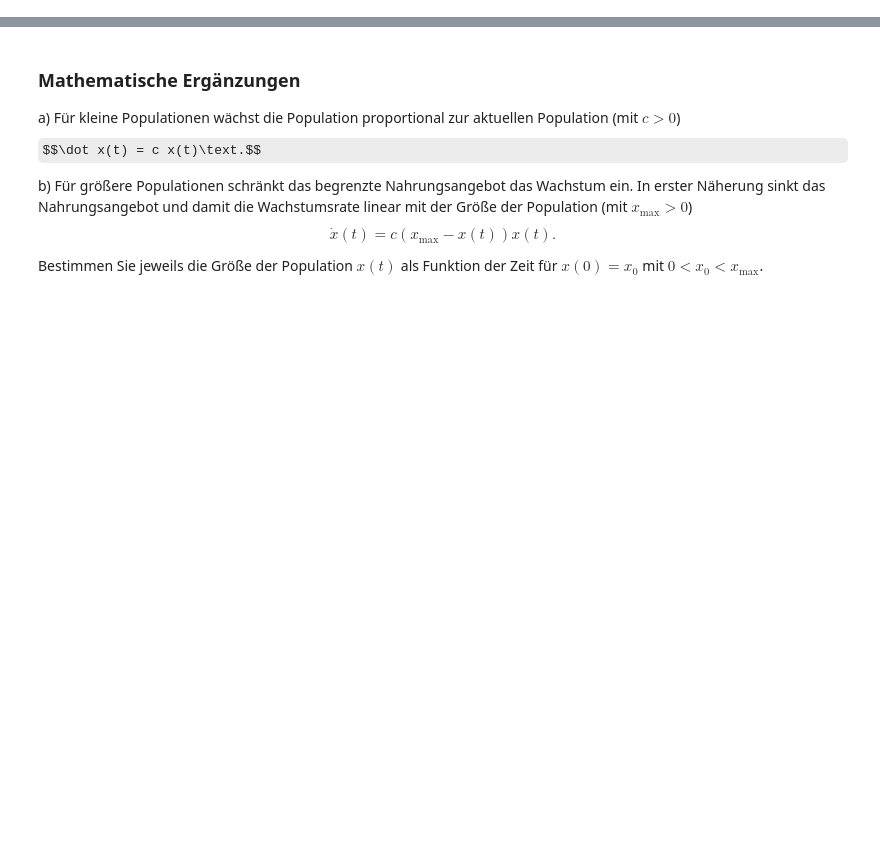
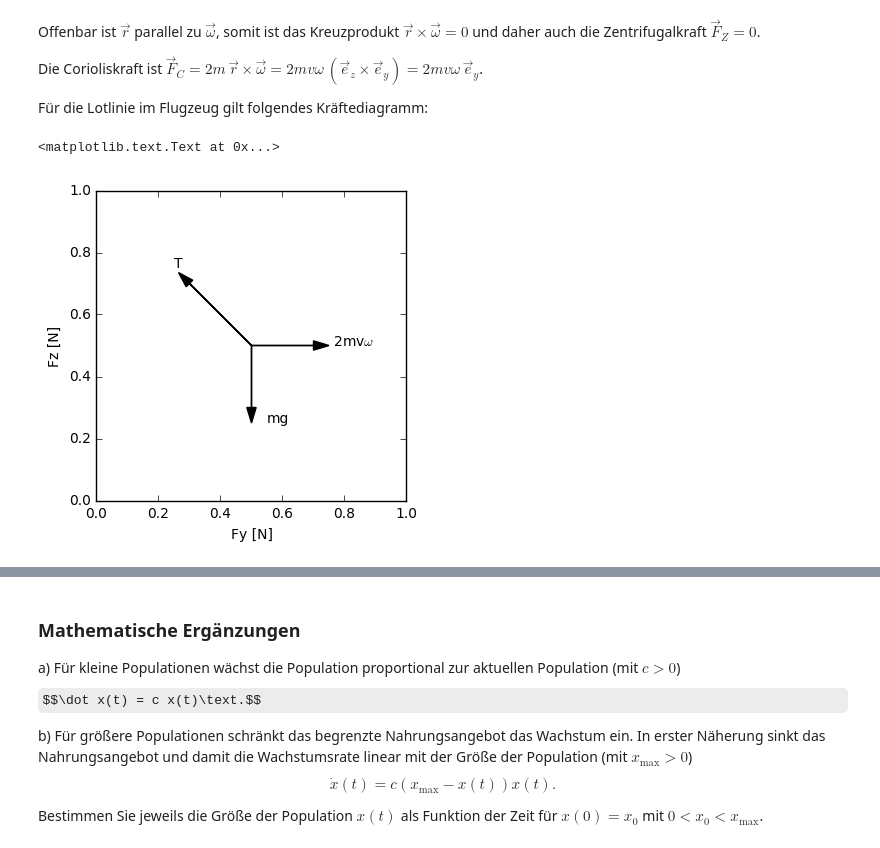
Before and after one commit to philippgadow/tutorium_experimentalphysik1, a Jupyter notebook: blatt6.ipynb, the cells around one changed output, grey strips where cells are left out. Saved outputs shown, nothing was run; the diff lists cells and outputs as text; code cells hidden in the pictures; some formulas as TeX source; blank space fills up the shorter version.

```diff
--- a/blatt6.ipynb
+++ b/blatt6.ipynb
@@ -15,0 +57,21 @@ c) sich auf einem Breitengrad von 45$^{\circ}$ befindet.
+# %% [markdown]
+Offenbar ist $\vec{r}$ parallel zu $\vec{\omega}$, somit ist das Kreuzprodukt $\vec{r} \times \vec{\omega} =0 $ und daher auch die Zentrifugalkraft $\vec{F}_Z = 0$.
+
+Die Corioliskraft ist $ \vec{F}_C = 2 m \, \vec{r} \times \vec{\omega}  = 2m v \omega \, (\vec{e}_z \times \vec{e}_y) = 2m v \omega \, \vec{e}_y$.
+
+Für die Lotlinie im Flugzeug gilt folgendes Kräftediagramm:
+# %%
+# Kräftediagramm zu Fall a)
+fig2 = plt.figure()
+ax2 = fig2.add_subplot(111, aspect='equal')
+plt.xlabel('Fy [N]')
+plt.ylabel('Fz [N]')
+ax2.arrow(0.5, 0.5, -.2, 0.2, head_width=0.03, head_length=0.05, fc='k', ec='k')
+ax2.arrow(0.5, 0.5, 0.2, 0.0, head_width=0.03, head_length=0.05, fc='k', ec='k')
+ax2.arrow(0.5, 0.5, 0.0, -0.2, head_width=0.03, head_length=0.05, fc='k', ec='k')
+ax2.text(0.25, 0.75, u'T')
+ax2.text(0.55, 0.25, u'mg')
+ax2.text(0.75, 0.5, u' 2mv$\omega$')
+# %% [output]
+<matplotlib.text.Text at 0x...>
+[figure, added]
```
Also changed, not shown: parts of 17 cells of this notebook, 1 other file.
